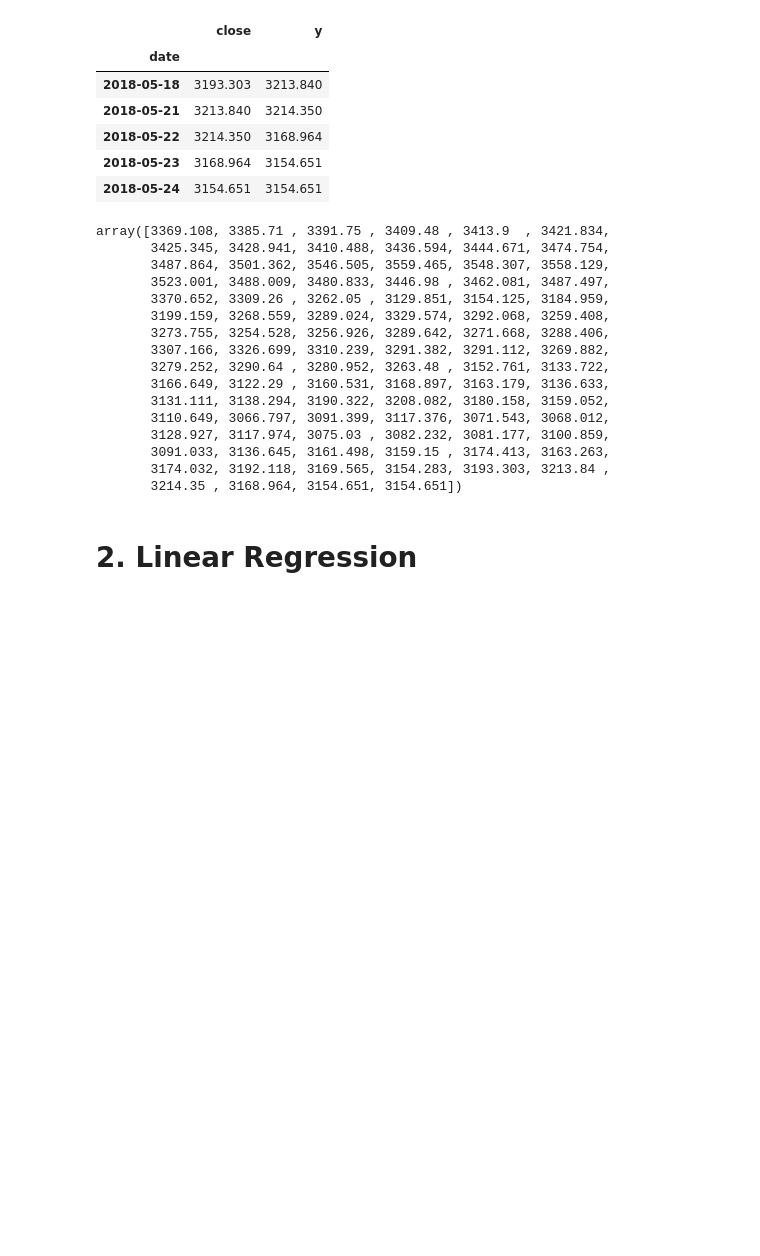
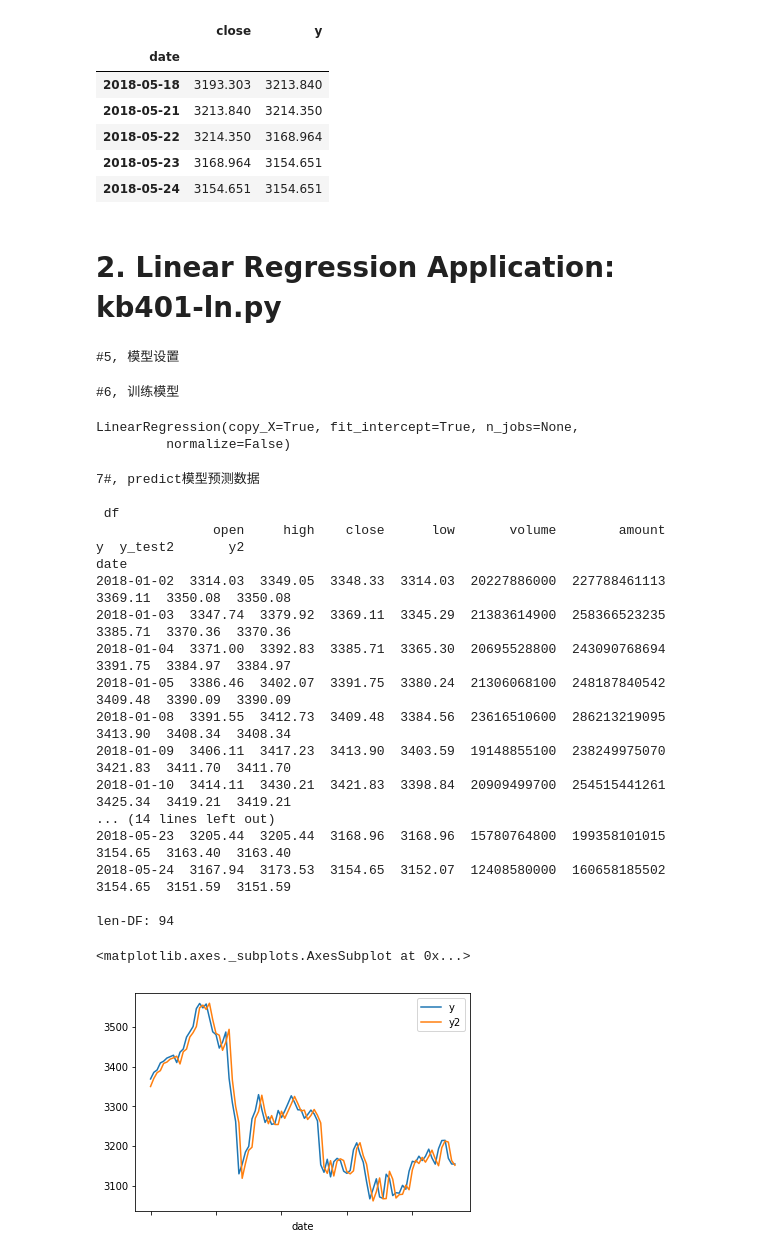
Before and after one commit to bradsun91/brad_public_workspace_mac, a Jupyter notebook: 极宽/Research/20190713-Python机器学习与量化投资-案例3-5-当上证遇到机器学习.ipynb, the cells around one changed output. Saved outputs shown, nothing was run; the diff lists cells and outputs as text; code cells hidden in the pictures; blank space fills up the shorter version.

```diff
--- a/极宽/Research/20190713-Python机器学习与量化投资-案例3-5-当上证遇到机器学习.ipynb
+++ b/极宽/Research/20190713-Python机器学习与量化投资-案例3-5-当上证遇到机器学习.ipynb
@@ -198,24 +198,5 @@ x_train = df_train[clst].values
 y_train = df_train['y'].values
 x_test = df_test[clst].values
 y_test = df_test['y'].values
-# %%
-y_test
-# %% [output]
-array([3369.108, 3385.71 , 3391.75 , 3409.48 , 3413.9  , 3421.834,
-       3425.345, 3428.941, 3410.488, 3436.594, 3444.671, 3474.754,
-       3487.864, 3501.362, 3546.505, 3559.465, 3548.307, 3558.129,
-       3523.001, 3488.009, 3480.833, 3446.98 , 3462.081, 3487.497,
-       3370.652, 3309.26 , 3262.05 , 3129.851, 3154.125, 3184.959,
-       3199.159, 3268.559, 3289.024, 3329.574, 3292.068, 3259.408,
-       3273.755, 3254.528, 3256.926, 3289.642, 3271.668, 3288.406,
-       3307.166, 3326.699, 3310.239, 3291.382, 3291.112, 3269.882,
-       3279.252, 3290.64 , 3280.952, 3263.48 , 3152.761, 3133.722,
-       3166.649, 3122.29 , 3160.531, 3168.897, 3163.179, 3136.633,
-       3131.111, 3138.294, 3190.322, 3208.082, 3180.158, 3159.052,
-       3110.649, 3066.797, 3091.399, 3117.376, 3071.543, 3068.012,
-       3128.927, 3117.974, 3075.03 , 3082.232, 3081.177, 3100.859,
-       3091.033, 3136.645, 3161.498, 3159.15 , 3174.413, 3163.263,
-       3174.032, 3192.118, 3169.565, 3154.283, 3193.303, 3213.84 ,
-       3214.35 , 3168.964, 3154.651, 3154.651])
 # %% [markdown]
-# 2. Linear Regression
+# 2. Linear Regression Application: kb401-ln.py
@@ -221,0 +205,40 @@ array([3369.108, 3385.71 , 3391.75 , 3409.48 , 3413.9  , 3421.834,
+# %%
+# 5 Select and set up the model
+print("#5, 模型设置")
+mx = linear_model.LinearRegression()
+# %% [output]
+#5, 模型设置
+# %%
+# 6 Train the model and ask the model to fit the data
+print("#6, 训练模型")
+mx.fit(x_train, y_train)
+# %% [output]
+#6, 训练模型
+LinearRegression(copy_X=True, fit_intercept=True, n_jobs=None,
+         normalize=False)
+# %%
+# 7
+print ("7#, predict模型预测数据")
+df_test['y2'] = mx.predict(x_test)
+zt.prDF('df', df_test)
+df_test[['y', 'y2']].plot()
+# %% [output]
+7#, predict模型预测数据
+
+ df
+               open     high    close      low       volume        amount        y  y_test2       y2
+date
+2018-01-02  3314.03  3349.05  3348.33  3314.03  20227886000  227788461113  3369.11  3350.08  3350.08
+2018-01-03  3347.74  3379.92  3369.11  3345.29  21383614900  258366523235  3385.71  3370.36  3370.36
+2018-01-04  3371.00  3392.83  3385.71  3365.30  20695528800  243090768694  3391.75  3384.97  3384.97
+2018-01-05  3386.46  3402.07  3391.75  3380.24  21306068100  248187840542  3409.48  3390.09  3390.09
+2018-01-08  3391.55  3412.73  3409.48  3384.56  23616510600  286213219095  3413.90  3408.34  3408.34
+2018-01-09  3406.11  3417.23  3413.90  3403.59  19148855100  238249975070  3421.83  3411.70  3411.70
+2018-01-10  3414.11  3430.21  3421.83  3398.84  20909499700  254515441261  3425.34  3419.21  3419.21
+... (14 lines left out)
+2018-05-23  3205.44  3205.44  3168.96  3168.96  15780764800  199358101015  3154.65  3163.40  3163.40
+2018-05-24  3167.94  3173.53  3154.65  3152.07  12408580000  160658185502  3154.65  3151.59  3151.59
+
+len-DF: 94
+<matplotlib.axes._subplots.AxesSubplot at 0x...>
+[figure, added]
```
Also changed, not shown: parts of 5 cells of this notebook.
